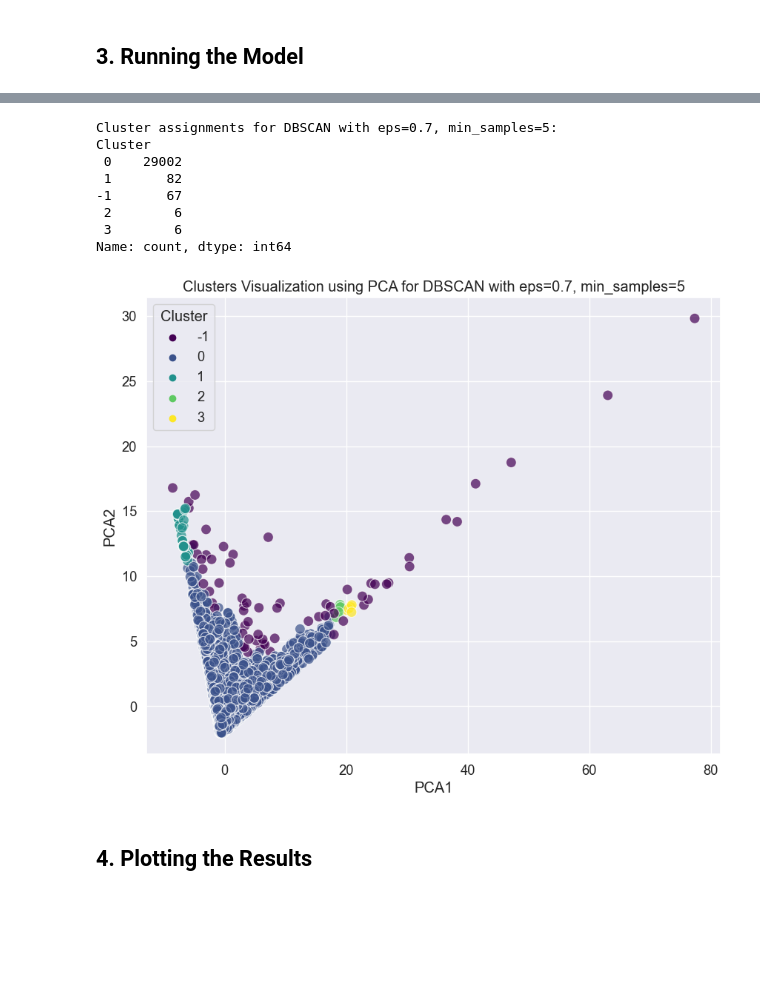
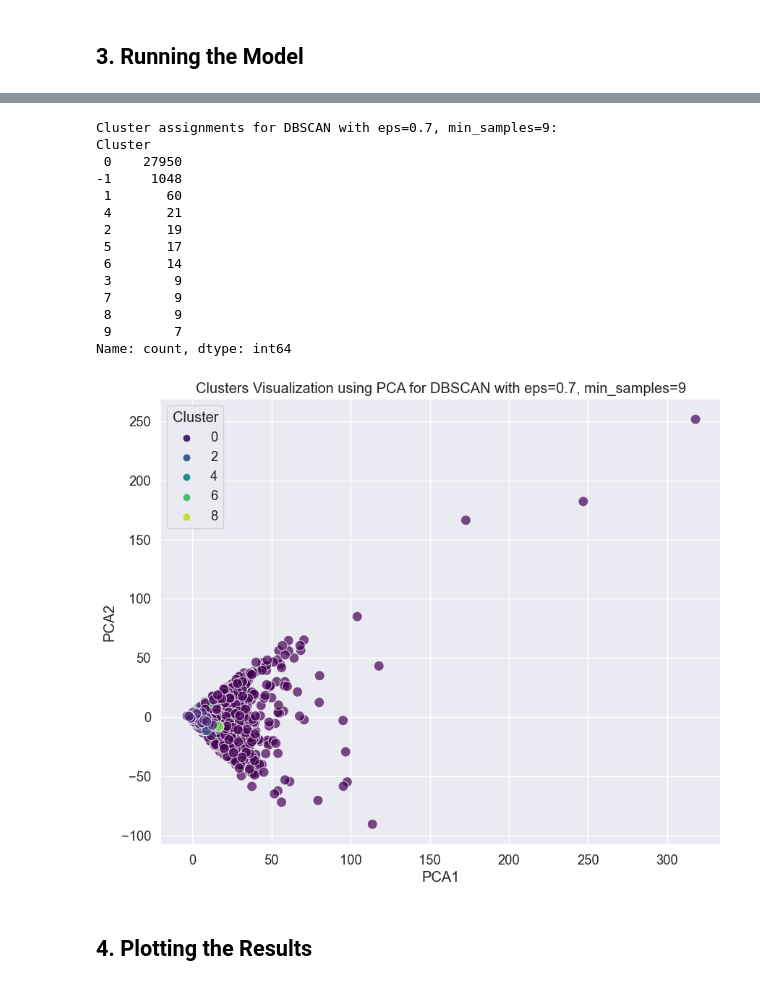
Before and after one commit to JohannesWiller/Machine_Learning_Clustering, a Jupyter notebook: main.ipynb, the cells around one changed output, grey strips where cells are left out. Cells and saved outputs as stored; diff of their text form; code cells hidden in the pictures; blank space fills up the shorter version.

```diff
--- a/main.ipynb
+++ b/main.ipynb
@@ -428,66 +479,72 @@ df_pca = pca.fit_transform(df_preprocessed)
 # Initialize a list to store the results
 results = []
 
-# Iterate over the range of values for eps and min_samples
-for eps in eps_values:
-    for min_samples in min_samples_values:
-        # Run DBSCAN
-        dbscan = DBSCAN(eps=eps, min_samples=min_samples)
-        clusters = dbscan.fit_predict(df_pca)
+# # Iterate over the range of values for eps and min_samples
+# for eps in eps_values:
+#     for min_samples in min_samples_values:
+#         # Run DBSCAN
+#         dbscan = DBSCAN(eps=eps, min_samples=min_samples)
+#         clusters = dbscan.fit_predict(df_pca)
 
-        # Check if there are more than one cluster (excluding noise)
-        if len(set(clusters)) > 1:
-            # Calculate the Silhouette Score
-            silhouette_avg_dbscan = silhouette_score(df_pca, clusters)
-            # Calculate the Davies-Bouldin Index
-            db_index_dbscan = davies_bouldin_score(df_pca, clusters)
-            results.append((eps, min_samples, silhouette_avg_dbscan, db_index_dbscan))
-            print(f'DBSCAN with eps={eps}, min_samples={min_samples} - Silhouette Score: {silhouette_avg_dbscan}, Davies-Bouldin Index: {db_index_dbscan}')
-        else:
-            results.append((eps, min_samples, None, None))
-            print(f'DBSCAN with eps={eps}, min_samples={min_samples} - Silhouette Score: Not applicable (only one cluster)')
+#         # Check if there are more than one cluster (excluding noise)
+#         if len(set(clusters)) > 1:
+#             # Calculate the Silhouette Score
+#             silhouette_avg_dbscan = silhouette_score(df_pca, clusters)
+#             # Calculate the Davies-Bouldin Index
+#             db_index_dbscan = davies_bouldin_score(df_pca, clusters)
+#             results.append((eps, min_samples, silhouette_avg_dbscan, db_index_dbscan))
+#             print(f'DBSCAN with eps={eps}, min_samples={min_samples} - Silhouette Score: {silhouette_avg_dbscan}, Davies-Bouldin Index: {db_index_dbscan}')
+#         else:
+#             results.append((eps, min_samples, None, None))
+#             print(f'DBSCAN with eps={eps}, min_samples={min_samples} - Silhouette Score: Not applicable (only one cluster)')
 
-# Store the results in a DataFrame for better visualization
-results_df = pd.DataFrame(results, columns=['eps', 'min_samples', 'silhouette_score', 'davies_bouldin_index'])
-print(results_df)
+# # Store the results in a DataFrame for better visualization
+# results_df = pd.DataFrame(results, columns=['eps', 'min_samples', 'silhouette_score', 'davies_bouldin_index'])
+# print(results_df)
 
 # Example: Run the best DBSCAN (e.g., eps=0.5, min_samples=5) on the PCA-transformed data
 best_eps = 0.7
-best_min_samples = 5
+best_min_samples = 9
 dbscan = DBSCAN(eps=best_eps, min_samples=best_min_samples)
 clusters = dbscan.fit_predict(df_pca)
 
 # Add the cluster labels to the original DataFrame
 df_preprocessed['Cluster'] = clusters
 df_no_Scaling['Cluster'] = clusters
 
 # Inspect the cluster assignments
 print(f'Cluster assignments for DBSCAN with eps={best_eps}, min_samples={best_min_samples}:')
 print(df_preprocessed['Cluster'].value_counts())
 
 # Create a DataFrame with PCA results and cluster labels
 df_pca = pd.DataFrame(df_pca, columns=['PCA1', 'PCA2'])
 df_pca['Cluster'] = clusters
 
 # Plot the clusters
 plt.figure(figsize=(10, 8))
 sns.scatterplot(x='PCA1', y='PCA2', hue='Cluster', palette='viridis', data=df_pca, s=100, alpha=0.7)
 plt.title(f'Clusters Visualization using PCA for DBSCAN with eps={best_eps}, min_samples={best_min_samples}')
 plt.xlabel('PCA1')
 plt.ylabel('PCA2')
 plt.legend(title='Cluster')
 plt.grid(True)
 plt.show()
 # %% [output]
-Cluster assignments for DBSCAN with eps=0.7, min_samples=5:
+Cluster assignments for DBSCAN with eps=0.7, min_samples=9:
 Cluster
- 0    29002
- 1       82
--1       67
- 2        6
- 3        6
+ 0    27950
+-1     1048
+ 1       60
+ 4       21
+ 2       19
+ 5       17
+ 6       14
+ 3        9
+ 7        9
+ 8        9
+ 9        7
 Name: count, dtype: int64
-[figure, old version]
+[figure, new version]
 # %%
 #Agglomerative Clustering
 df_preprocessed = df_cleaned.copy()
```
Also changed, not shown: parts of 6 cells of this notebook, 1 other file.
